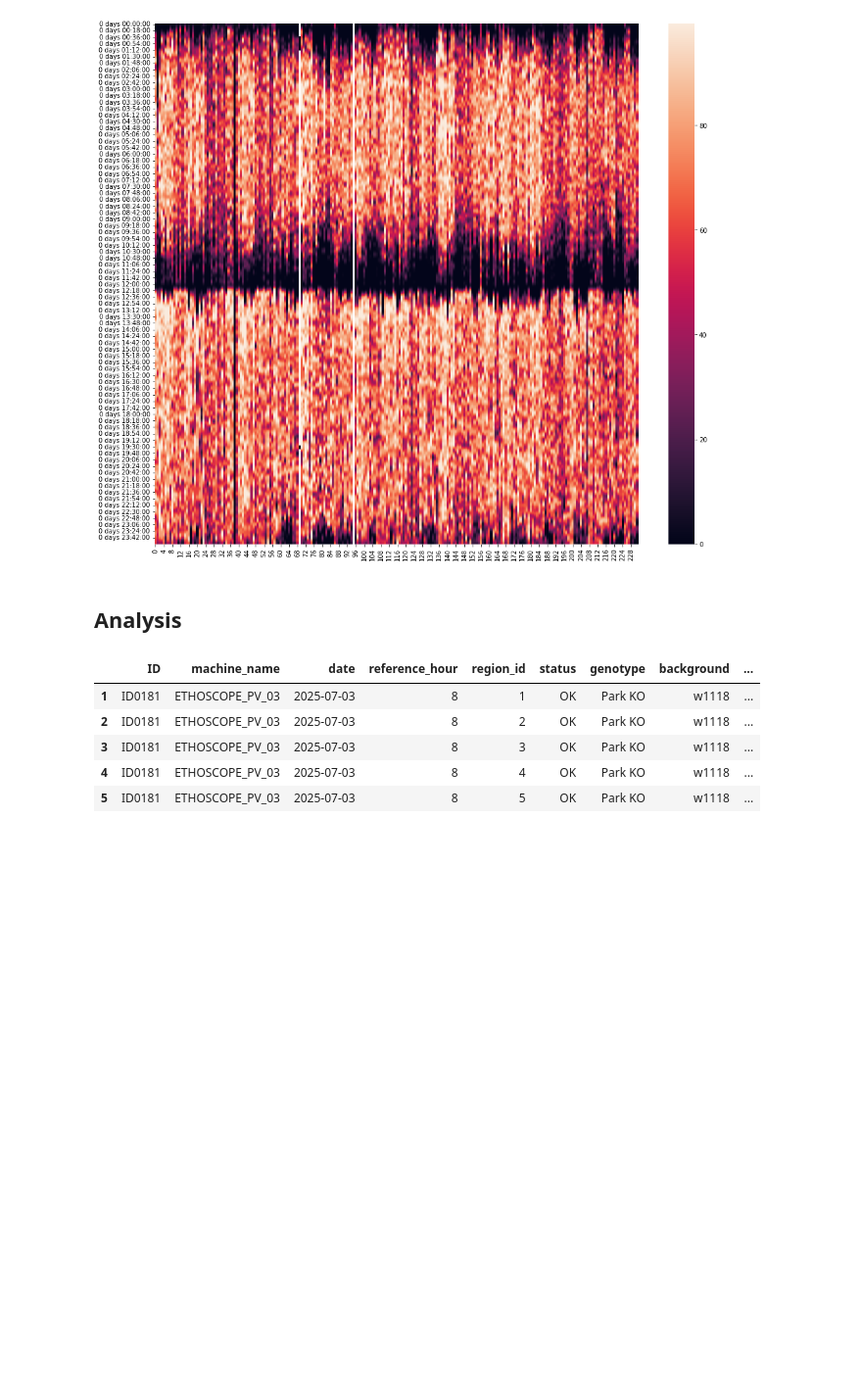
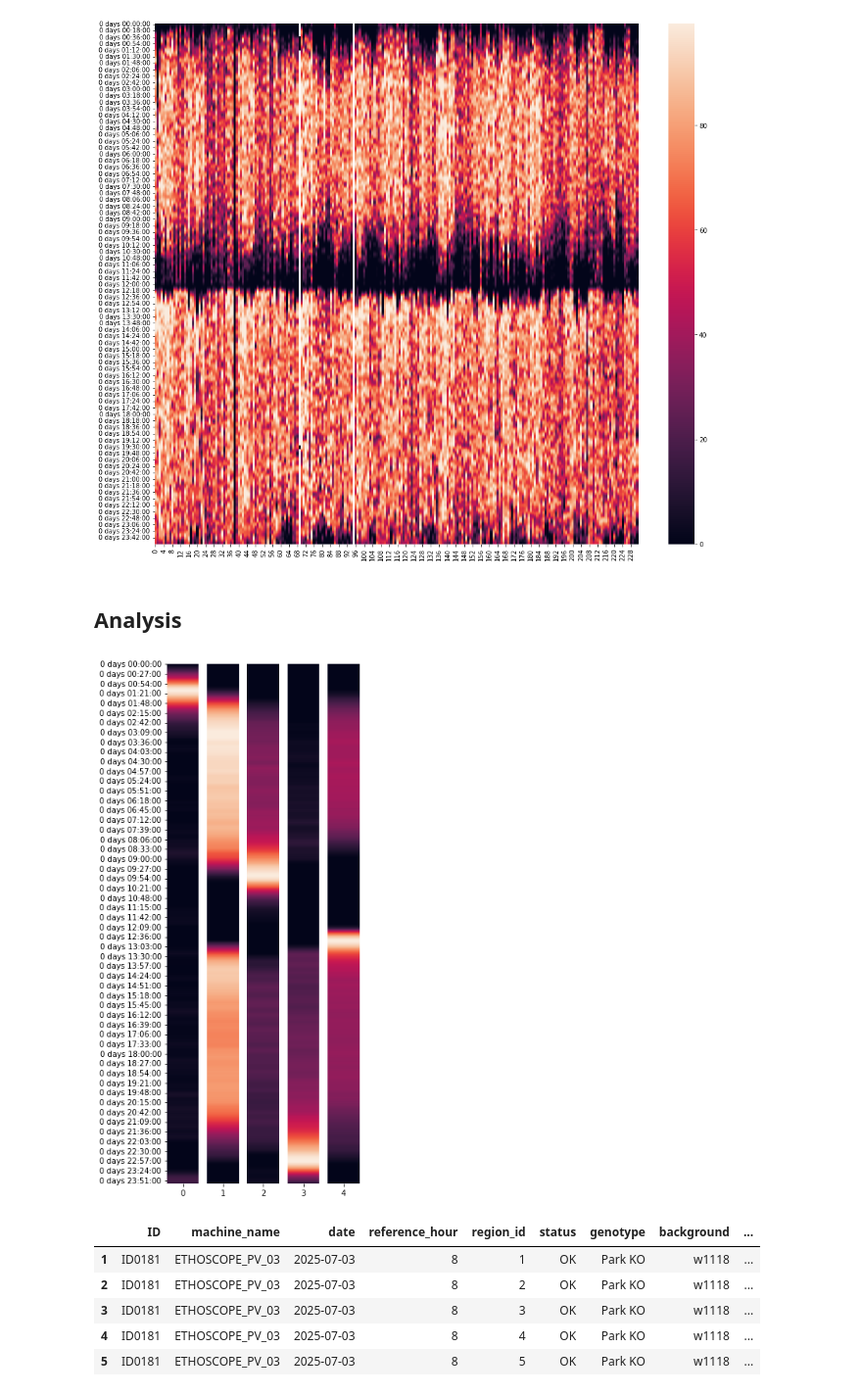
Before and after one commit to verstrekenlab/drosophila-parkinsonism-subgroups, a Jupyter notebook: nmf_analysis/notebooks/nmf-analysis.ipynb, the cells around one changed output. Shown at 98% size. Cells and saved outputs as stored; diff of their text form; code cells hidden in the pictures; blank space fills up the shorter version.

Commit message:
add plot of NMF components

```diff
--- a/nmf_analysis/notebooks/nmf-analysis.ipynb
+++ b/nmf_analysis/notebooks/nmf-analysis.ipynb
@@ -94,6 +94,20 @@ mx = np.ma.masked_invalid(heatmap)
 W = model.transform(mx);
 # %% [markdown]
 ## Analysis
+# %%
+# 4 - Plot components
+df = pd.DataFrame(data=model.W, index=df_vec.index)
+fig,ax = plt.subplots(ncols=model.n_components, figsize=(model.n_components,10))
+if model.n_components > 1:
+    for i in range(model.n_components):
+        sns.heatmap(df[[i]], ax=ax[i], cbar=False)
+        if i > 0:
+            ax[i].axes.get_yaxis().set_visible(False)
+    plt.tight_layout()
+else:
+    sns.heatmap(df[[0]], ax=ax, cbar=False)
+# %% [output]
+[figure, added]
 # %%
 df_components = pd.DataFrame(
     data=W.T,
```
